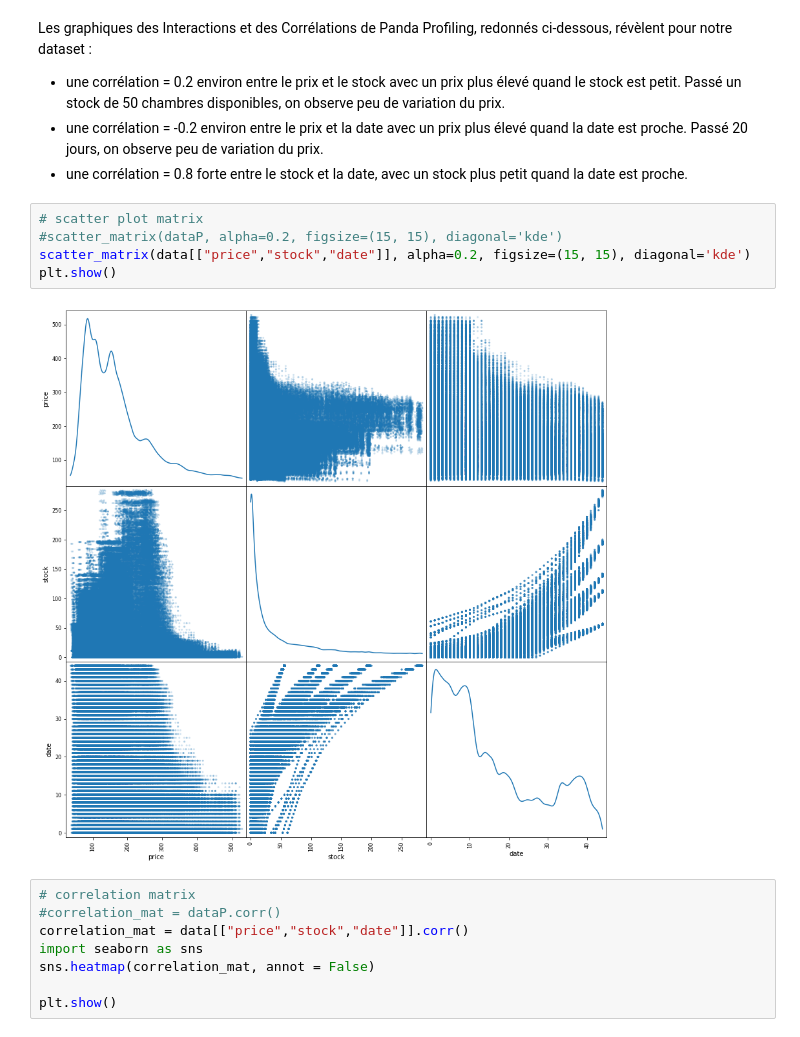
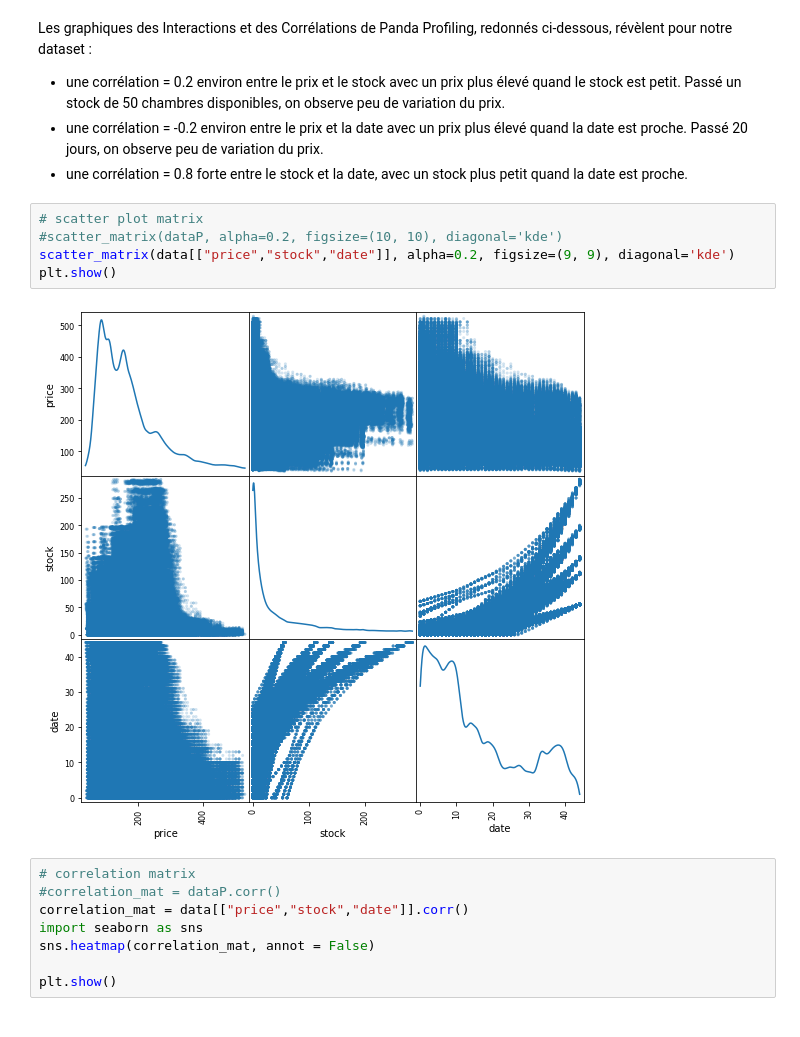
Before and after one commit to TryoenJ/Defi-IA, a Jupyter notebook: GIT-Final/analysis.ipynb, the cells around one changed output. Cells and saved outputs as stored; diff of their text form.

```diff
--- a/GIT-Final/analysis.ipynb
+++ b/GIT-Final/analysis.ipynb
@@ -124,11 +124,11 @@ Les graphiques des Interactions et des Corrélations de Panda Profiling, redonn
 * une corrélation = 0.8 forte entre le stock et la date, avec un stock plus petit quand la date est proche.
 # %%
 # scatter plot matrix
-#scatter_matrix(dataP, alpha=0.2, figsize=(15, 15), diagonal='kde')
-scatter_matrix(data[["price","stock","date"]], alpha=0.2, figsize=(15, 15), diagonal='kde')
+#scatter_matrix(dataP, alpha=0.2, figsize=(10, 10), diagonal='kde')
+scatter_matrix(data[["price","stock","date"]], alpha=0.2, figsize=(9, 9), diagonal='kde')
 plt.show()
 # %% [output]
-[figure, old version]
+[figure, new version]
 # %%
 # correlation matrix
 #correlation_mat = dataP.corr()
```
Also changed, not shown: parts of 8 cells of this notebook.
